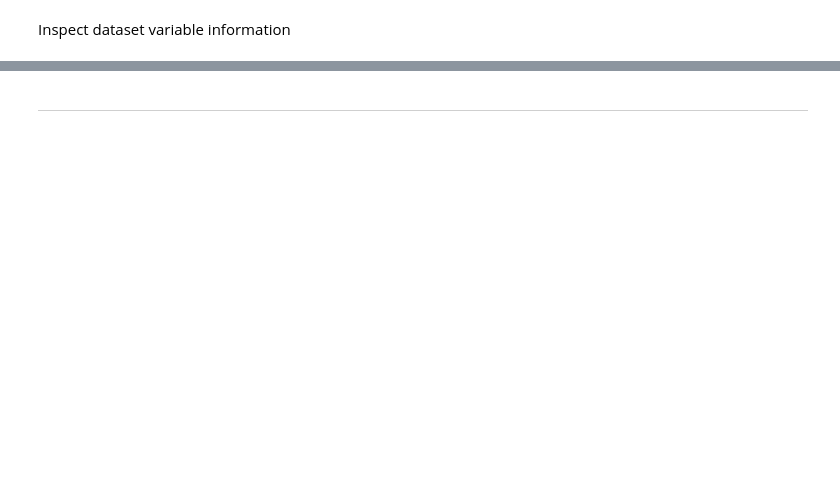
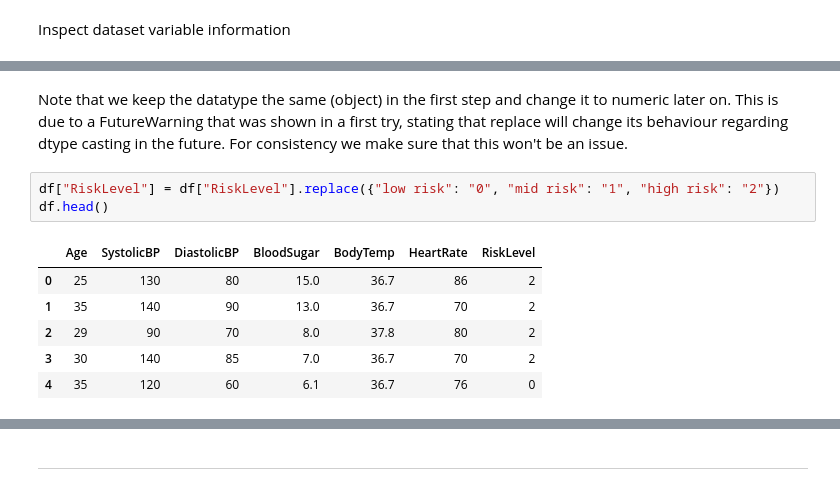
Before and after one commit to theresaabl/ML-maternal-health-risk, a Jupyter notebook: jupyter_notebooks/01-DataCollection.ipynb, the cells around one changed output, grey strips where cells are left out. Saved outputs shown, nothing was run; the diff lists cells and outputs as text; blank space fills up the shorter version.

```diff
--- a/jupyter_notebooks/01-DataCollection.ipynb
+++ b/jupyter_notebooks/01-DataCollection.ipynb
@@ -162,0 +208,12 @@ print(maternal_health_risk.variables)
+# %% [markdown]
+Note that we keep the datatype the same (object) in the first step and change it to numeric later on. This is due to a FutureWarning that was shown in a first try, stating that replace will change its behaviour regarding dtype casting in the future. For consistency we make sure that this won't be an issue.
+# %%
+df["RiskLevel"] = df["RiskLevel"].replace({"low risk": "0", "mid risk": "1", "high risk": "2"})
+df.head()
+# %% [output]
+|  | Age | SystolicBP | DiastolicBP | BloodSugar | BodyTemp | HeartRate | RiskLevel |
+| 0 | 25 | 130 | 80 | 15.0 | 36.7 | 86 | 2 |
+| 1 | 35 | 140 | 90 | 13.0 | 36.7 | 70 | 2 |
+| 2 | 29 | 90 | 70 | 8.0 | 37.8 | 80 | 2 |
+| 3 | 30 | 140 | 85 | 7.0 | 36.7 | 70 | 2 |
+| 4 | 35 | 120 | 60 | 6.1 | 36.7 | 76 | 0 |
```
Also changed, not shown: parts of 27 cells of this notebook, 1 other file.
